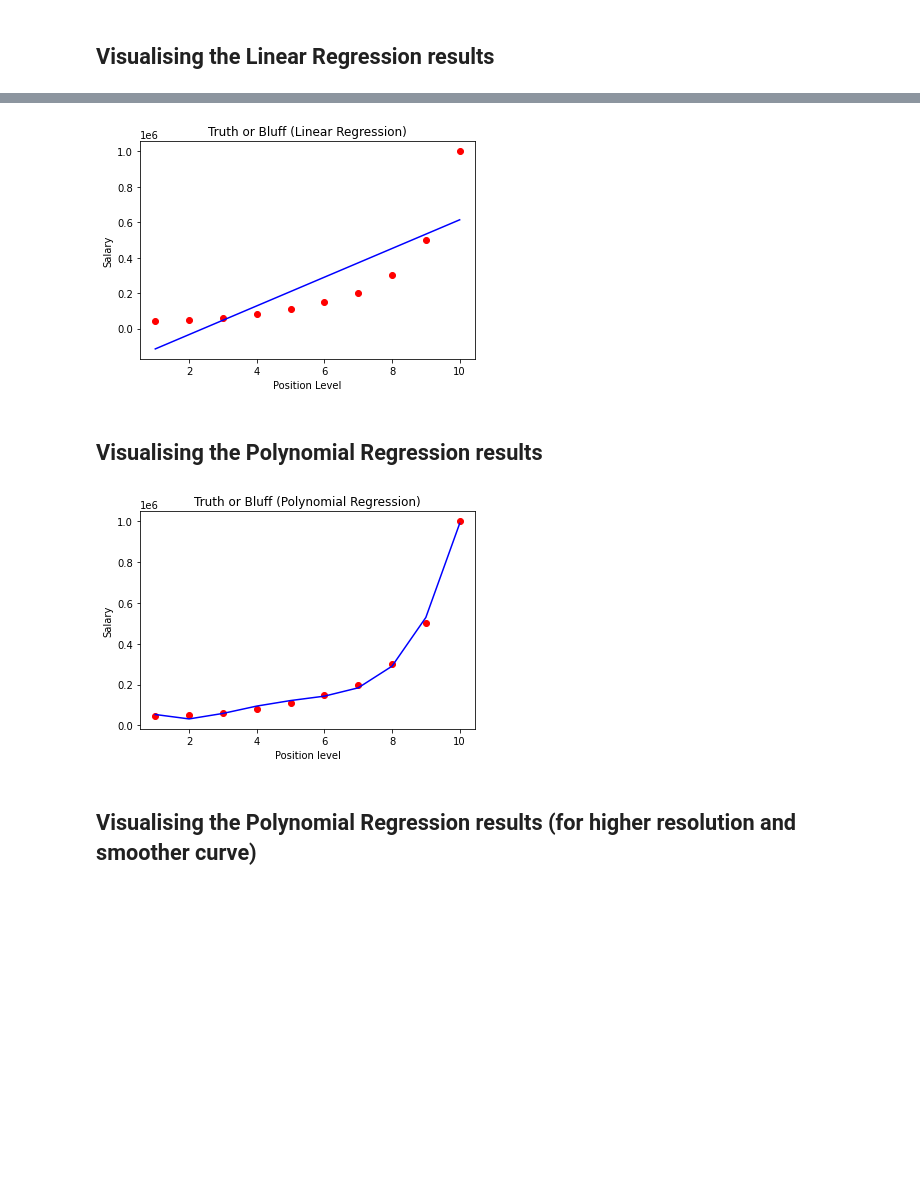
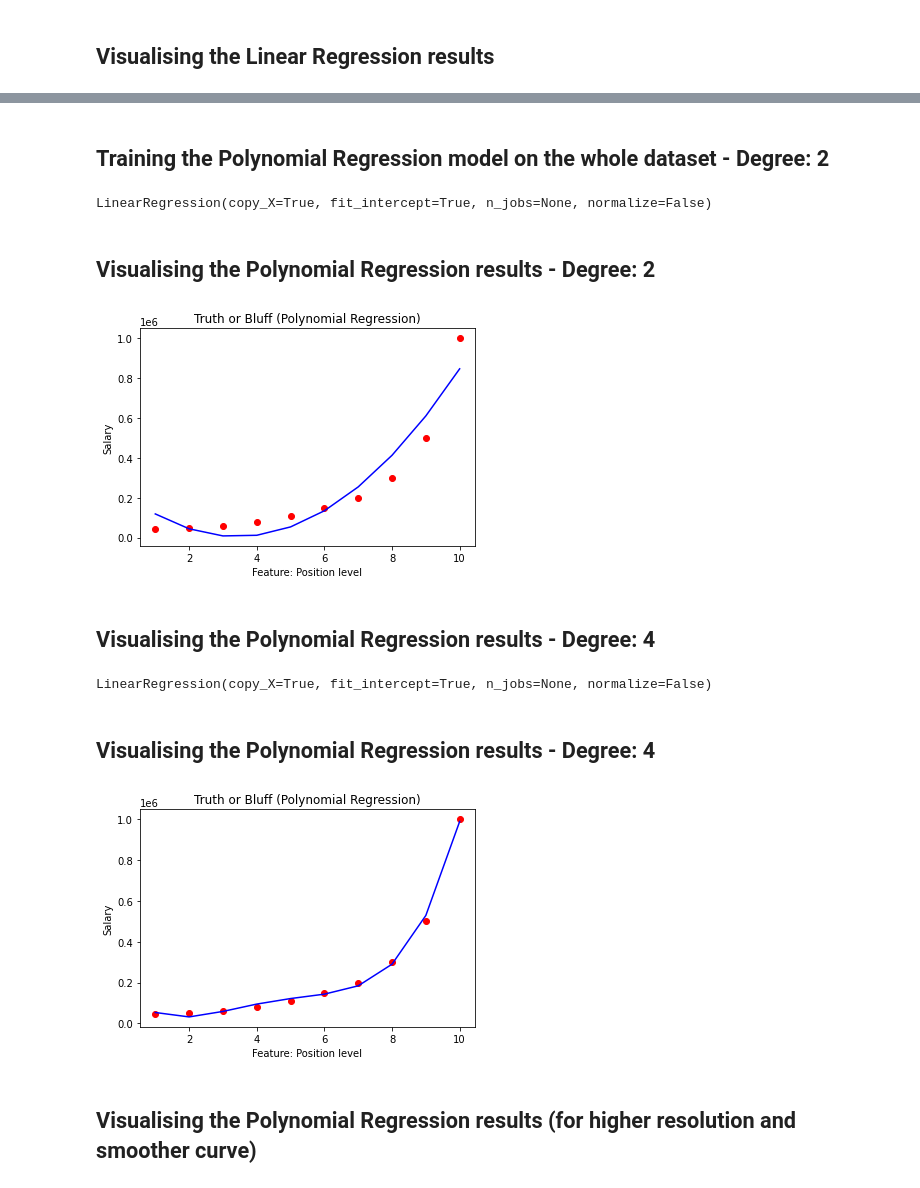
Before and after one commit to jugalpanchal/ml-alien, a Jupyter notebook: regression/polynomial.ipynb, the cells around one changed output, grey strips where cells are left out. Saved outputs shown, nothing was run; the diff lists cells and outputs as text; code cells hidden in the pictures; blank space fills up the shorter version.

```diff
--- a/regression/polynomial.ipynb
+++ b/regression/polynomial.ipynb
@@ -37,23 +37,54 @@ LinearRegression(copy_X=True, fit_intercept=True, n_jobs=None, normalize=False)
+# %% [markdown]
+## Training the Polynomial Regression model on the whole dataset - Degree: 2
+# %%
+from sklearn.preprocessing import PolynomialFeatures
+
+poly_reg = PolynomialFeatures(degree = 2) # power of x1 feature ends to 2
+X_poly = poly_reg.fit_transform(X) # now we have x1 linear regression equation
+
+# pass the polynomial equation in the same kind of linear regression object
+lin_reg_2 = LinearRegression() # model object
+lin_reg_2.fit(X_poly, y) # train the model
+# %% [output]
+LinearRegression(copy_X=True, fit_intercept=True, n_jobs=None, normalize=False)
+# %% [markdown]
+## Visualising the Polynomial Regression results - Degree: 2
 # %%
 plt.scatter(X, y, color = 'red')
-plt.plot(X, lin_reg.predict(X), color = 'blue')
-plt.title('Truth or Bluff (Linear Regression)')
-plt.xlabel('Position Level')
+#plt.plot(X, lin_reg_2.predict(poly_reg.fit_transform(X)), color = 'blue')
+plt.plot(X, lin_reg_2.predict(X_poly), color = 'blue')
+
+plt.title('Truth or Bluff (Polynomial Regression)')
+plt.xlabel('Feature: Position level')
 plt.ylabel('Salary')
 plt.show()
 # %% [output]
-[figure, old version]
+[figure, new version]
 # %% [markdown]
-## Visualising the Polynomial Regression results
+## Visualising the Polynomial Regression results - Degree: 4
+# %%
+from sklearn.preprocessing import PolynomialFeatures
+
+poly_reg = PolynomialFeatures(degree = 4) # power of x1 feature ends to 4
+X_poly = poly_reg.fit_transform(X)
+
+lin_reg_2 = LinearRegression()
+lin_reg_2.fit(X_poly, y)
+# %% [output]
+LinearRegression(copy_X=True, fit_intercept=True, n_jobs=None, normalize=False)
+# %% [markdown]
+## Visualising the Polynomial Regression results - Degree: 4
 # %%
 plt.scatter(X, y, color = 'red')
-plt.plot(X, lin_reg_2.predict(poly_reg.fit_transform(X)), color = 'blue')
+#plt.plot(X, lin_reg_2.predict(poly_reg.fit_transform(X)), color = 'blue')
+plt.plot(X, lin_reg_2.predict(X_poly), color = 'blue')
+
 plt.title('Truth or Bluff (Polynomial Regression)')
-plt.xlabel('Position level')
+plt.xlabel('Feature: Position level')
 plt.ylabel('Salary')
 plt.show()
 # %% [output]
-[figure, old version]
+[figure, new version]
 # %% [markdown]
 ## Visualising the Polynomial Regression results (for higher resolution and smoother curve)
 # %%
```
Also changed, not shown: parts of 11 cells of this notebook.
